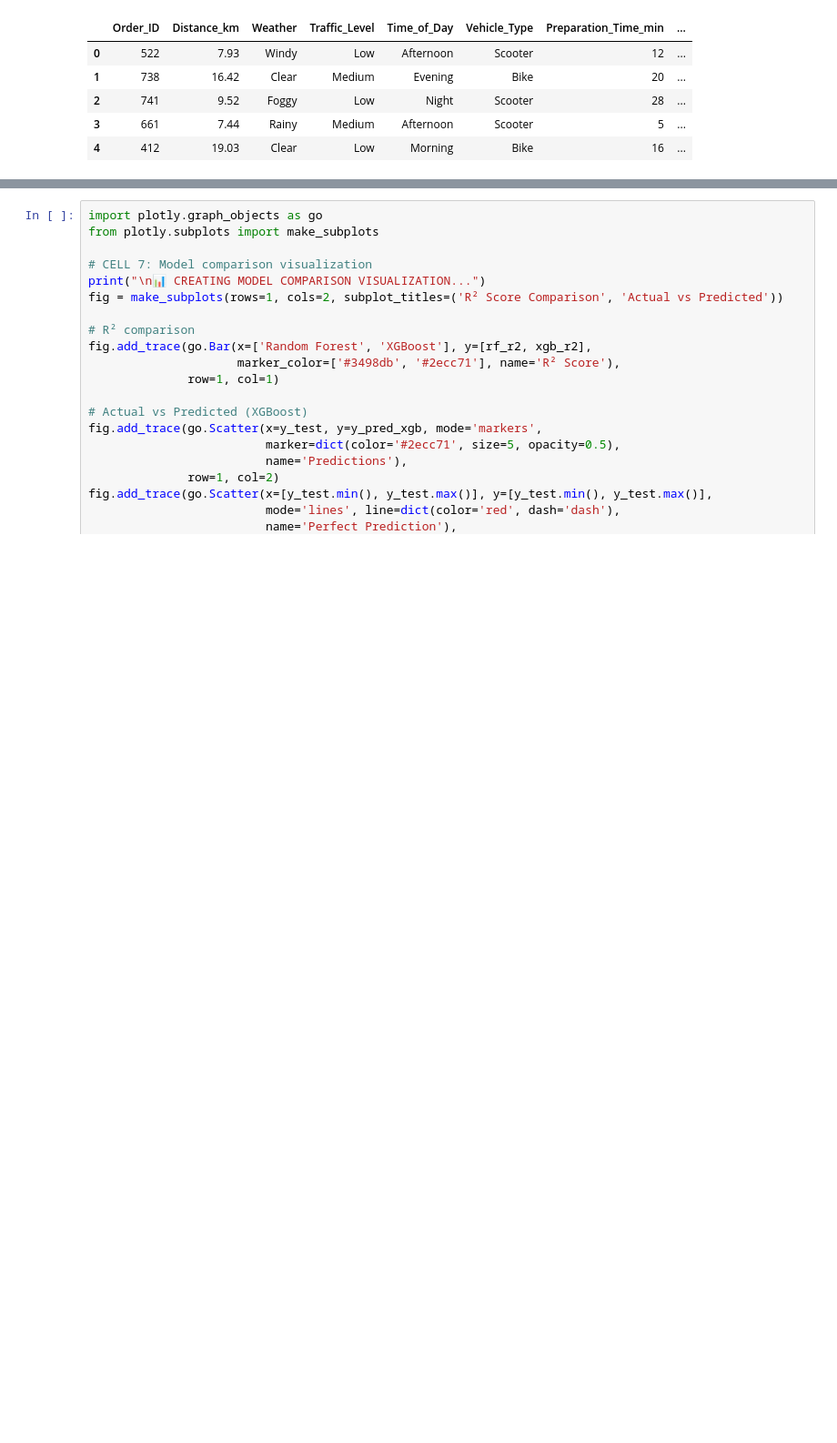
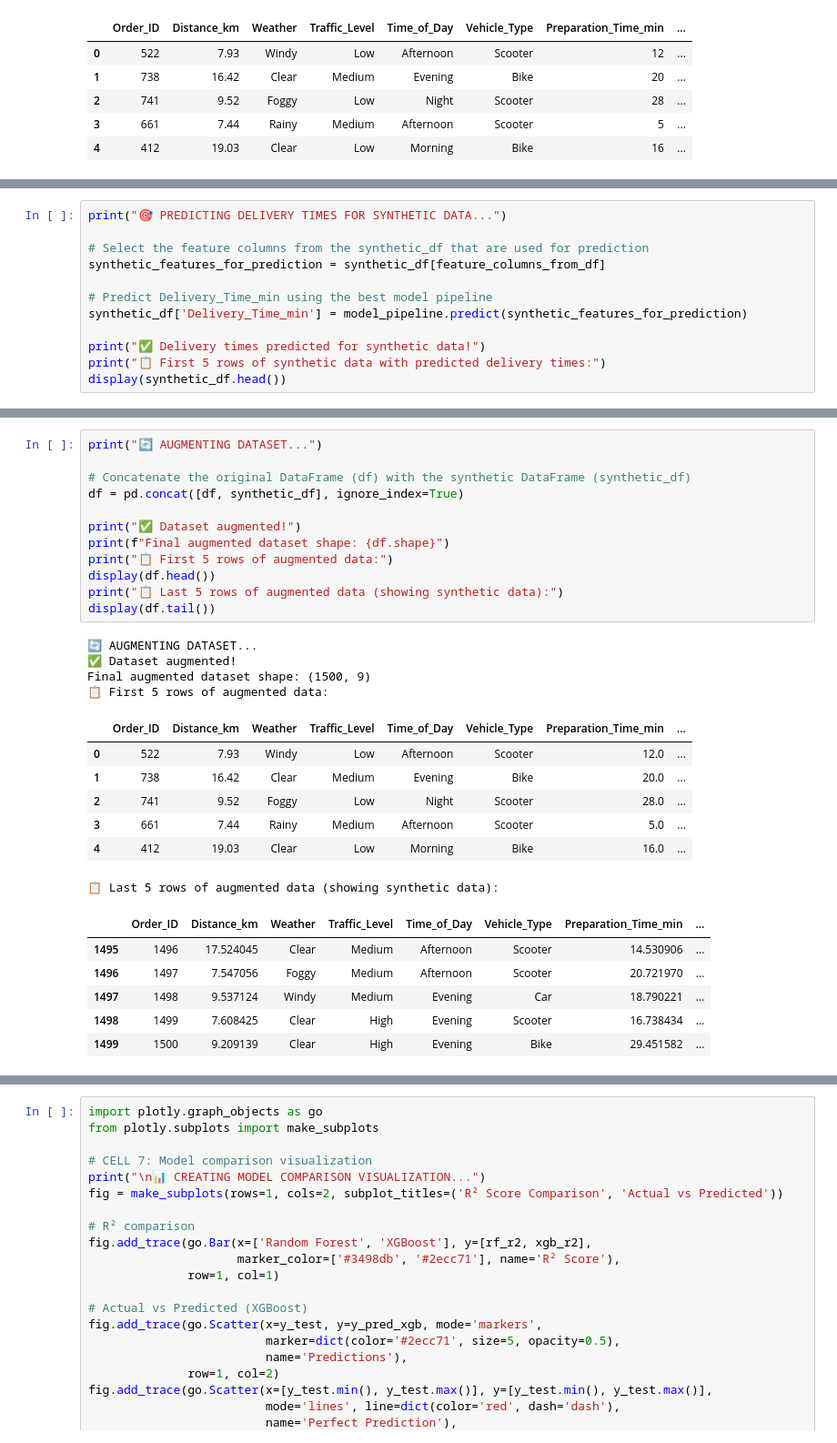
Before and after one commit to Marian-spec13/Speed-typing-test, a Jupyter notebook: copy_of_food_delivery_time_predictor.ipynb, the cells around one changed output, grey strips where cells are left out. Shown at 91% size. Cells and saved outputs as stored; diff of their text form; blank space fills up the shorter version.

```diff
--- a/copy_of_food_delivery_time_predictor.ipynb
+++ b/copy_of_food_delivery_time_predictor.ipynb
@@ -162,0 +211,12 @@ Please ensure 'Food_Delivery_Times.csv' is uploaded to /content/.
+# %%
+print("🎯 PREDICTING DELIVERY TIMES FOR SYNTHETIC DATA...")
+
+# Select the feature columns from the synthetic_df that are used for prediction
+synthetic_features_for_prediction = synthetic_df[feature_columns_from_df]
+
+# Predict Delivery_Time_min using the best model pipeline
+synthetic_df['Delivery_Time_min'] = model_pipeline.predict(synthetic_features_for_prediction)
+
+print("✅ Delivery times predicted for synthetic data!")
+print("📋 First 5 rows of synthetic data with predicted delivery times:")
+display(synthetic_df.head())
@@ -163,3 +233,33 @@ Please ensure 'Food_Delivery_Times.csv' is uploaded to /content/.
+# %%
+print("🔄 AUGMENTING DATASET...")
+
+# Concatenate the original DataFrame (df) with the synthetic DataFrame (synthetic_df)
+df = pd.concat([df, synthetic_df], ignore_index=True)
+
+print("✅ Dataset augmented!")
+print(f"Final augmented dataset shape: {df.shape}")
+print("📋 First 5 rows of augmented data:")
+display(df.head())
+print("📋 Last 5 rows of augmented data (showing synthetic data):")
+display(df.tail())
+# %% [output]
+🔄 AUGMENTING DATASET...
+✅ Dataset augmented!
+Final augmented dataset shape: (1500, 9)
+📋 First 5 rows of augmented data:
+|  | Order_ID | Distance_km | Weather | Traffic_Level | Time_of_Day | Vehicle_Type | Preparation_Time_min | ... |
+| 0 | 522 | 7.93 | Windy | Low | Afternoon | Scooter | 12.0 | ... |
+| 1 | 738 | 16.42 | Clear | Medium | Evening | Bike | 20.0 | ... |
+| 2 | 741 | 9.52 | Foggy | Low | Night | Scooter | 28.0 | ... |
+| 3 | 661 | 7.44 | Rainy | Medium | Afternoon | Scooter | 5.0 | ... |
+| 4 | 412 | 19.03 | Clear | Low | Morning | Bike | 16.0 | ... |
+📋 Last 5 rows of augmented data (showing synthetic data):
+|  | Order_ID | Distance_km | Weather | Traffic_Level | Time_of_Day | Vehicle_Type | Preparation_Time_min | ... |
+| 1495 | 1496 | 17.524045 | Clear | Medium | Afternoon | Scooter | 14.530906 | ... |
+| 1496 | 1497 | 7.547056 | Foggy | Medium | Afternoon | Scooter | 20.721970 | ... |
+| 1497 | 1498 | 9.537124 | Windy | Medium | Evening | Car | 18.790221 | ... |
+| 1498 | 1499 | 7.608425 | Clear | High | Evening | Scooter | 16.738434 | ... |
+| 1499 | 1500 | 9.209139 | Clear | High | Evening | Bike | 29.451582 | ... |
 # %%
 # CELL 6: Train models
 import pandas as pd
```
Also changed, not shown: parts of 3 cells of this notebook.
